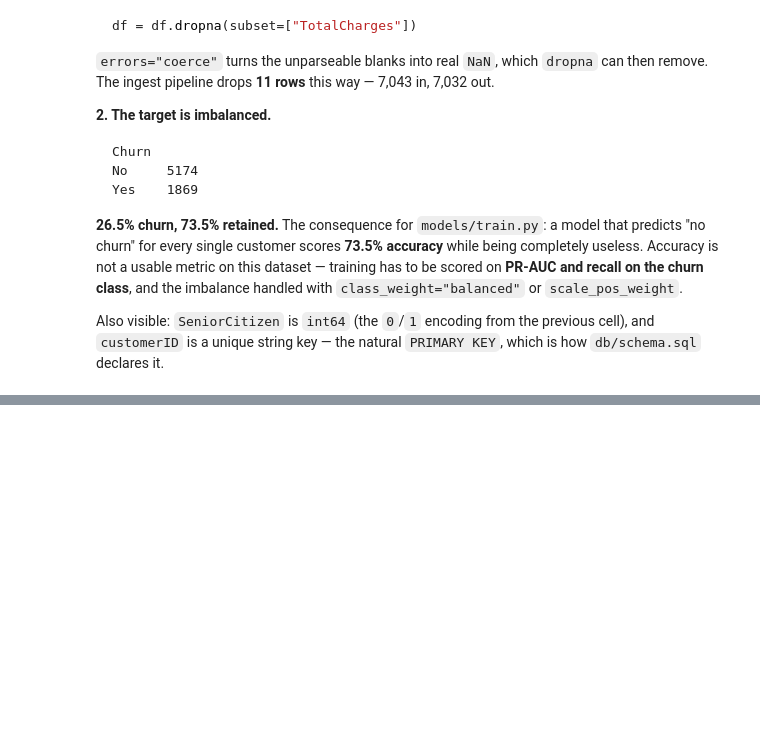
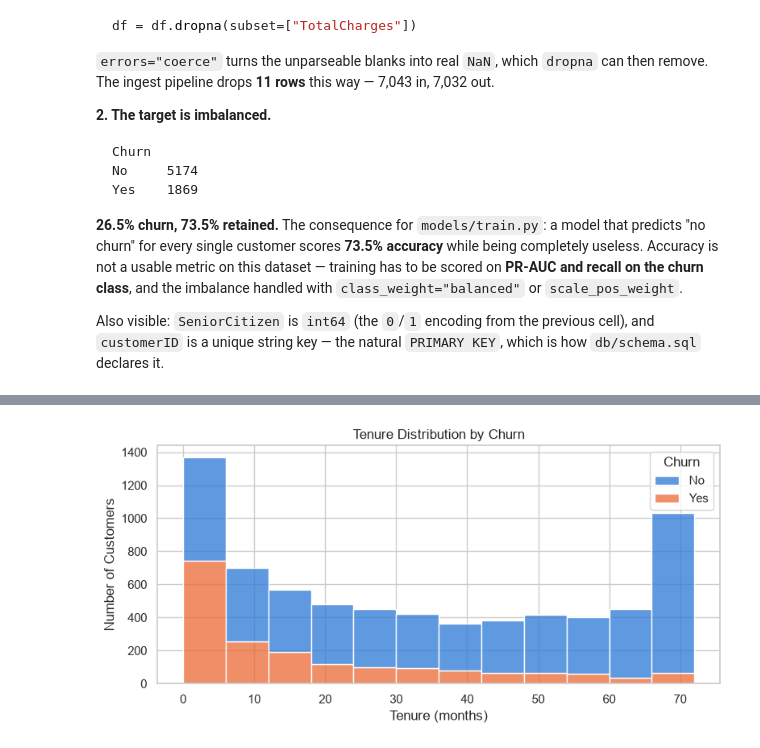
Before and after one commit to LAKWAN194/telco-churn-dashboard, a Jupyter notebook: notebooks/01_eda.ipynb, the cells around one changed output, grey strips where cells are left out. Saved outputs shown, nothing was run; the diff lists cells and outputs as text; code cells hidden in the pictures; blank space fills up the shorter version.

```diff
--- a/notebooks/01_eda.ipynb
+++ b/notebooks/01_eda.ipynb
@@ -282,0 +282,21 @@ cleanup pass — the duplicate output makes the notebook harder to read than it
+# %%
+plt.figure(figsize=(8, 4))
+
+sns.histplot(
+    data=df,
+    x="tenure",
+    hue="Churn",
+    bins=12,
+    multiple="stack",
+    palette=CHURN_COLORS,
+    edgecolor="white",
+    linewidth=1,
+)
+
+plt.title("Tenure Distribution by Churn")
+plt.xlabel("Tenure (months)")
+plt.ylabel("Number of Customers")
+plt.tight_layout()
+plt.show()
+# %% [output]
+[figure, added]
```
Also changed, not shown: parts of 14 cells of this notebook.
